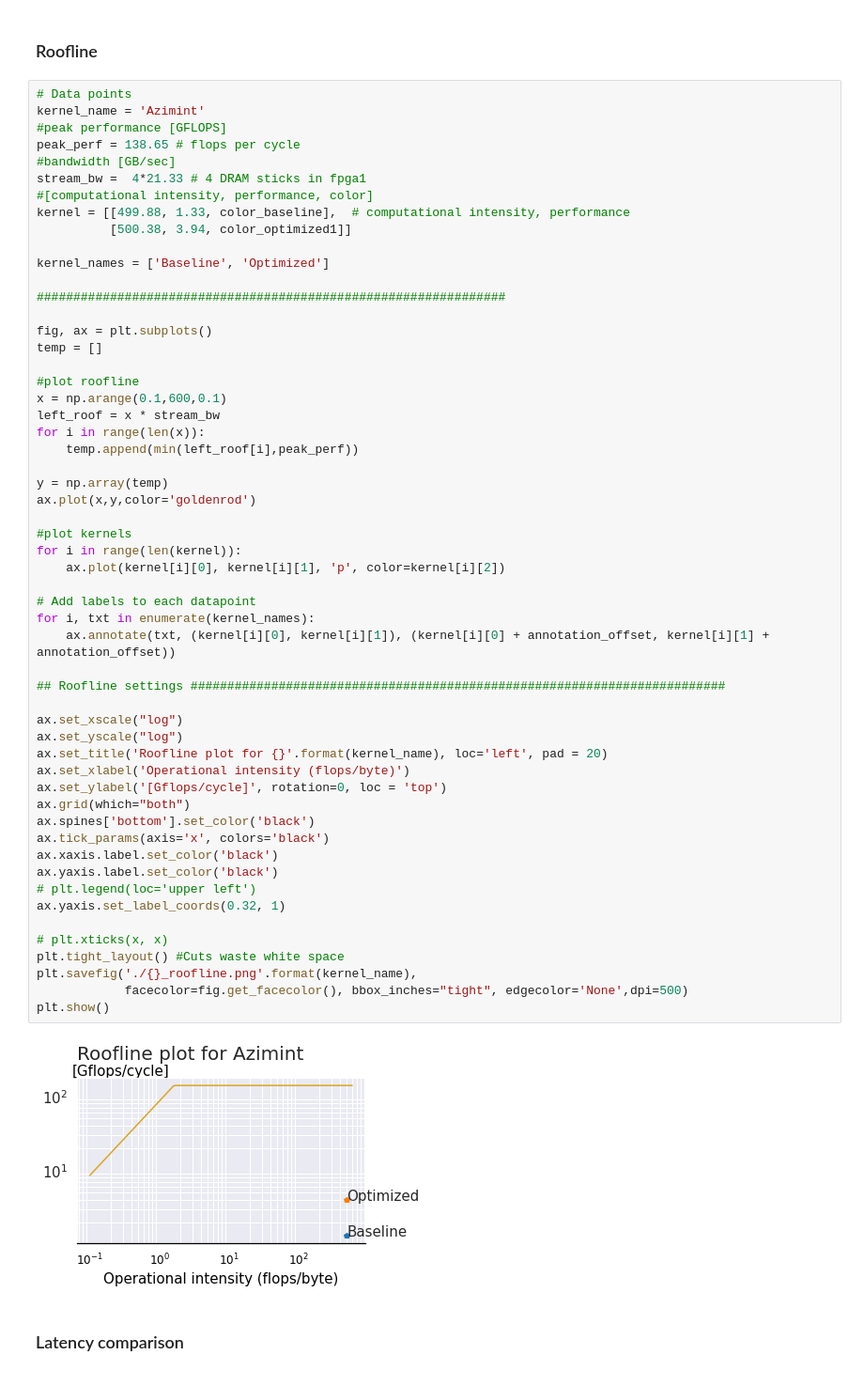
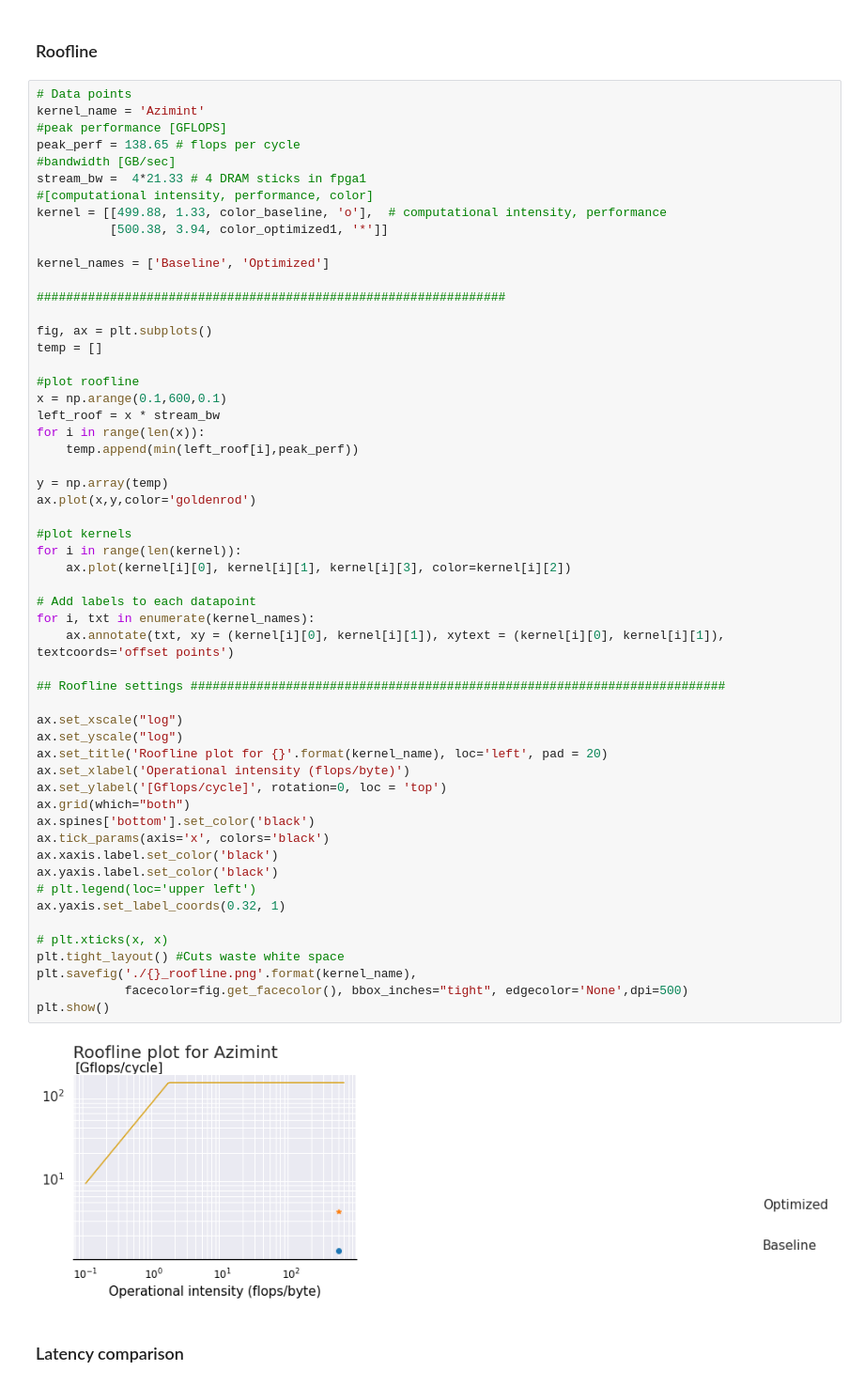
Before and after one commit to fabianlandwehr1/DPHPC-Project, a Jupyter notebook: graphs/DPHPC Graphs.ipynb, the cells around one changed output. Shown at 94% size. Drawn from its saved outputs; the diff is of its cells as text.

Commit message:
graphs v0.3

```diff
--- a/graphs/DPHPC Graphs.ipynb
+++ b/graphs/DPHPC Graphs.ipynb
@@ -50,8 +50,8 @@ peak_perf = 138.65 # flops per cycle
 #bandwidth [GB/sec]
 stream_bw =  4*21.33 # 4 DRAM sticks in fpga1
 #[computational intensity, performance, color]
-kernel = [[499.88, 1.33, color_baseline],  # computational intensity, performance
-          [500.38, 3.94, color_optimized1]]
+kernel = [[499.88, 1.33, color_baseline, 'o'],  # computational intensity, performance
+          [500.38, 3.94, color_optimized1, '*']]
 
 kernel_names = ['Baseline', 'Optimized']
 
@@ -69,36 +69,36 @@ for i in range(len(x)):
 y = np.array(temp)
 ax.plot(x,y,color='goldenrod')
 
 #plot kernels
 for i in range(len(kernel)):
-    ax.plot(kernel[i][0], kernel[i][1], 'p', color=kernel[i][2])
+    ax.plot(kernel[i][0], kernel[i][1], kernel[i][3], color=kernel[i][2])
 
 # Add labels to each datapoint
 for i, txt in enumerate(kernel_names):
-    ax.annotate(txt, (kernel[i][0], kernel[i][1]), (kernel[i][0] + annotation_offset, kernel[i][1] + annotation_offset))
+    ax.annotate(txt, xy = (kernel[i][0], kernel[i][1]), xytext = (kernel[i][0], kernel[i][1]), textcoords='offset points')
 
 ## Roofline settings #########################################################################
 
 ax.set_xscale("log")
 ax.set_yscale("log")
 ax.set_title('Roofline plot for {}'.format(kernel_name), loc='left', pad = 20)
 ax.set_xlabel('Operational intensity (flops/byte)')
 ax.set_ylabel('[Gflops/cycle]', rotation=0, loc = 'top')
 ax.grid(which="both")
 ax.spines['bottom'].set_color('black')
 ax.tick_params(axis='x', colors='black')
 ax.xaxis.label.set_color('black')
 ax.yaxis.label.set_color('black')
 # plt.legend(loc='upper left')
 ax.yaxis.set_label_coords(0.32, 1)
 
 # plt.xticks(x, x)
 plt.tight_layout() #Cuts waste white space
 plt.savefig('./{}_roofline.png'.format(kernel_name),
             facecolor=fig.get_facecolor(), bbox_inches="tight", edgecolor='None',dpi=500)
 plt.show()
 # %% [output]
-[figure, old version]
+[figure, new version]
 # %% [markdown]
 ### Latency comparison
 # %%
```
Also changed, not shown: parts of 10 cells of this notebook, 6 other files.
